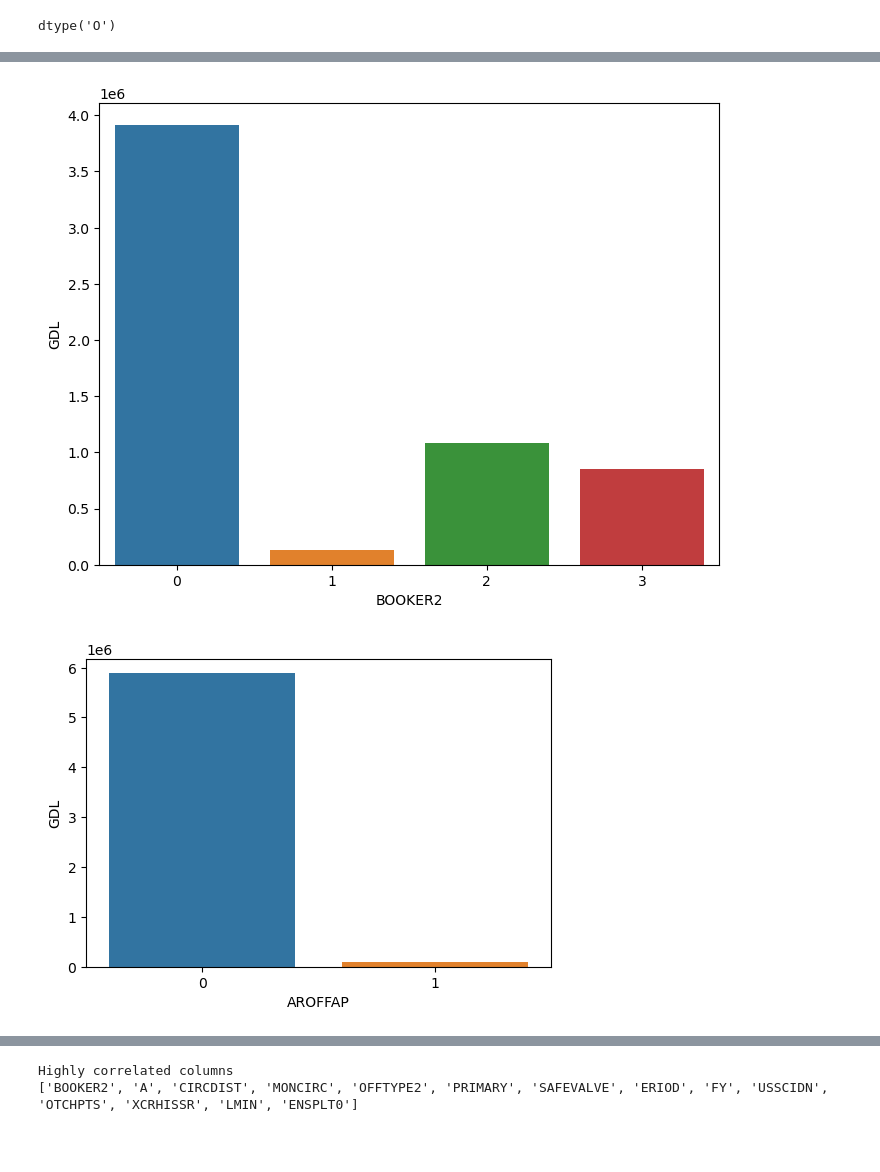
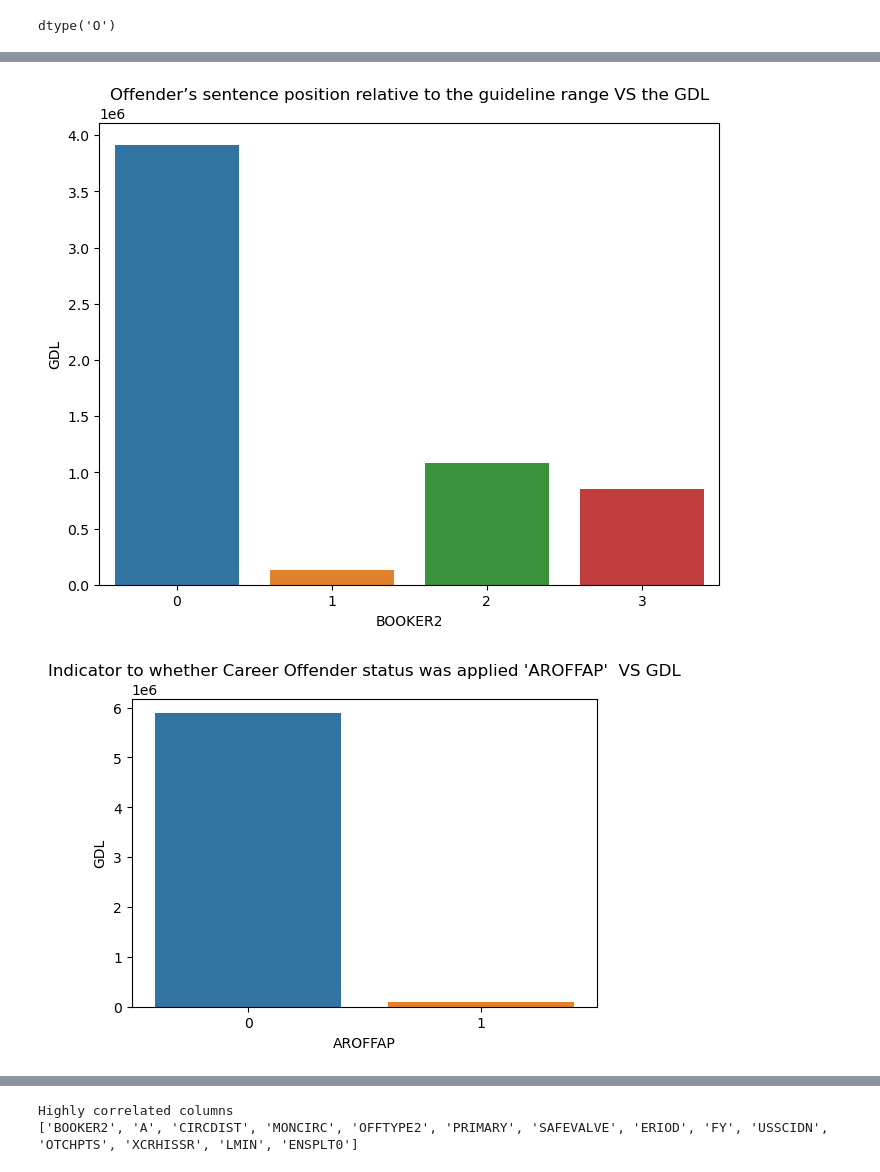
Before and after one commit to rsatkuna/Mass-Incarceration-Classification, a Jupyter notebook: code/03_Preprocessing_EDA.ipynb, the cells around one changed output, grey strips where cells are left out. Drawn from its saved outputs; the diff is of its cells as text; code cells hidden in the pictures; blank space fills up the shorter version.

```diff
--- a/code/03_Preprocessing_EDA.ipynb
+++ b/code/03_Preprocessing_EDA.ipynb
@@ -202,7 +201,8 @@ sns.barplot(x='ACCAP', y='GDL', data=accap_df.reset_index());
 # %%
 # AGGDUM, Identifies the age of the defendant at the time of sentencing. It is generated based on the date of birth provided
-# Values areRange: 16 thru 98 · = Missing/Indeterminable. Impute the Missing/Indeterminable with 99
-df['GGDUM'] = df['GGDUM'].fillna(99)
+# Values are 0 = No Adjustment Applied 1 = Valid Value (1-4) Applied · = Missing, Indeterminable, invalid
+# value applied, or Inapplicable. Imputed the Missing/Indeterminable with backfill
+df['GGDUM'] = df['GGDUM'].fillna(method='bfill')
 df['GGDUM'] = df['GGDUM'].astype(int)
 # %%
 # This is another imbalanced data
@@ -223,9 +224,10 @@ df['BOOKER2'] =df['BOOKER2'].astype(int)
 plt.figure(figsize = (8,6))
 booker_df = df[['BOOKER2','GDL']].groupby('BOOKER2')['GDL'].sum()
 booker_df = booker_df.sort_values(ascending=False).reset_index()
-sns.barplot(x='BOOKER2', y='GDL', data=booker_df.reset_index());
+sns.barplot(x='BOOKER2', y='GDL', data=booker_df.reset_index())
+plt.title('Offender’s sentence position relative to the guideline range VS the GDL');
 # %% [output]
-[figure, old version]
+[figure, new version]
 # %%
 # Indicator to whether Career Offender status was applied under §4B1.1.
 # Values are 0 = Not Applied, 1 = Applied, · = Missing or Indeterminable.
@@ -235,11 +237,12 @@ df['AROFFAP'] = df['AROFFAP'].astype(int)
 # %%
 # This is another imbalanced data.
 plt.figure(figsize = (6,4))
 aro_df = df[['AROFFAP','GDL']].groupby('AROFFAP')['GDL'].sum()
 aro_df = aro_df.sort_values(ascending=False).reset_index()
-sns.barplot(x='AROFFAP', y='GDL', data=aro_df);
+sns.barplot(x='AROFFAP', y='GDL', data=aro_df)
+plt.title("Indicator to whether Career Offender status was applied 'AROFFAP'  VS GDL");
 # %% [output]
-[figure, old version]
+[figure, new version]
 # %%
 # MITDUM: Dummy variable for mitigating role application. Only valid values were included as having a mitigating role adjustment
 # Values are  0 = No Adjustment Applied, 1 = Valid Value (negative 1-4), Applied,
```
Also changed, not shown: parts of 26 cells of this notebook.
